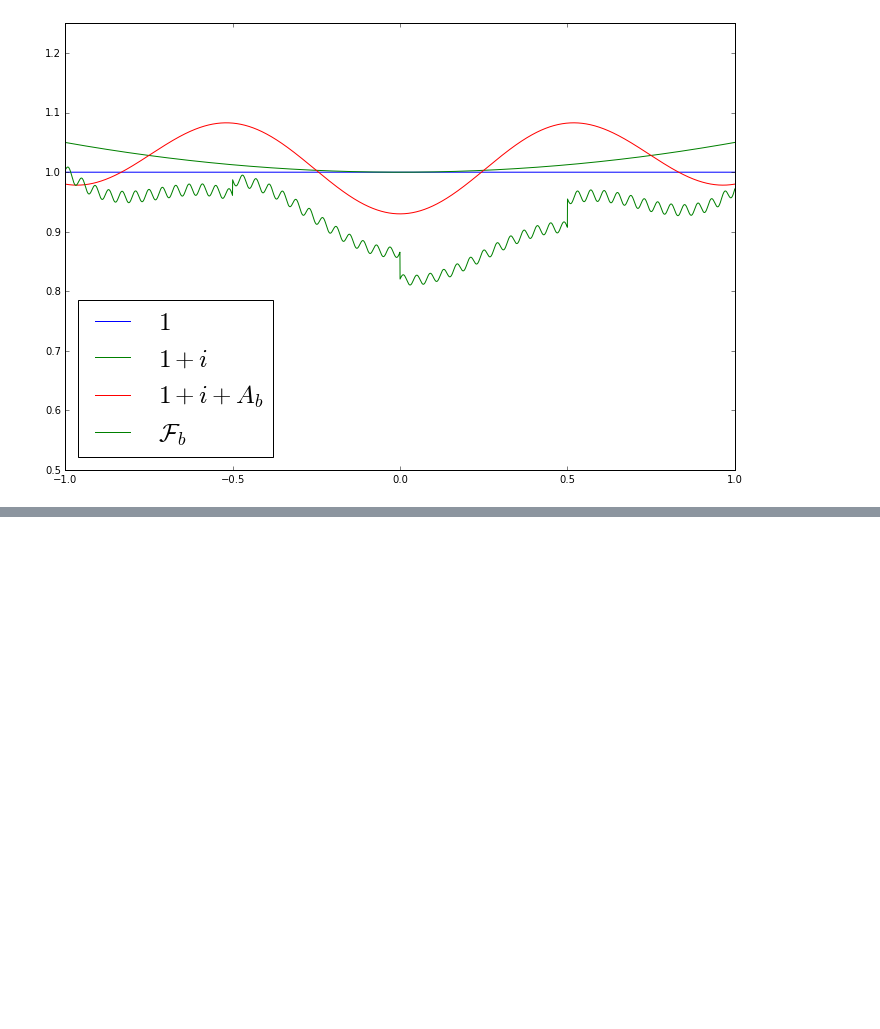
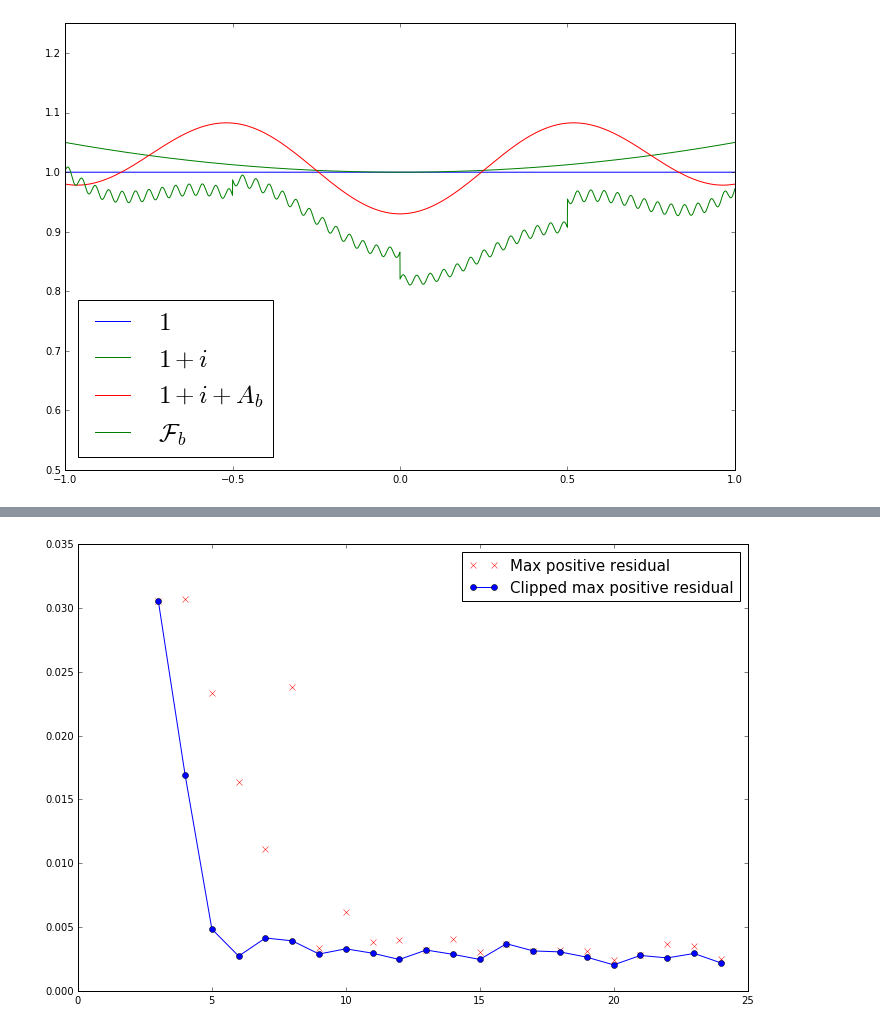
Before and after one commit to lsst-dm/calibration-scripts, a Jupyter notebook: cbp_spots_merlin.ipynb, the cells around one changed output, grey strips where cells are left out. Saved outputs shown, nothing was run; the diff lists cells and outputs as text; code cells hidden in the pictures; blank space fills up the shorter version.

```diff
--- a/cbp_spots_merlin.ipynb
+++ b/cbp_spots_merlin.ipynb
@@ -150,7 +157,13 @@ plt.savefig(os.path.join(dirName, "CBP-errors.pdf"))
 # %%
 PLOT = False
 
-max_errors = []
+xy_clip = 0.85
+
+npts = len(ib)
+index_min = int(((1.-xy_clip)/2.) * npts)
+index_max = npts - index_min
+
+max_errors, clipped_max_errors = [], []
 for nSampleCBP in range(1,25):            # number of CBP spots per chip
 
     # true/false array of which points are sampled in CCD space
@@ -165,7 +178,9 @@ for nSampleCBP in range(1,25):            # number of CBP spots per chip
     # and use that to estimate the true calS
     estCalS = Fb/interpIllum(ib)
 
-    maxval = np.max(estCalS/calS)
+    residual = estCalS/calS
+    maxval = np.max(residual)
+    clipped_maxval = np.max(residual[index_min:index_max])
 
     if PLOT:
         plt.figure(figsize=(12,8))
@@ -199,8 +214,15 @@ for nSampleCBP in range(1,25):            # number of CBP spots per chip
         plt.savefig(os.path.join(dirName, "CBP-errors_%s_points.png"%nSampleCBP))
 
     max_errors.append((nSampleCBP, maxval))
+    clipped_max_errors.append((nSampleCBP, clipped_maxval))
 # %%
 max_errors = np.asarray(max_errors)
+clipped_max_errors = np.asarray(clipped_max_errors)
 n_skip = 2
 fig = plt.figure(figsize=(12,8))
-plt.plot(max_errors[:,0][n_skip:], 100*(max_errors[:,1][n_skip:]-1),'o')
+plt.plot(max_errors[:,0][n_skip:], 100*(max_errors[:,1][n_skip:]-1),'rx', label='Max positive residual')
+plt.plot(clipped_max_errors[:,0][n_skip:], 100*(clipped_max_errors[:,1][n_skip:]-1),'b-o', label='Clipped max positive residual')
+plt.legend(loc='best',  fontsize=15)
+plt.savefig(os.path.join(dirName, "residuals_vs_n_samples.png"))
+# %% [output]
+[figure, added]
```
Also changed, not shown: parts of 6 cells of this notebook.
